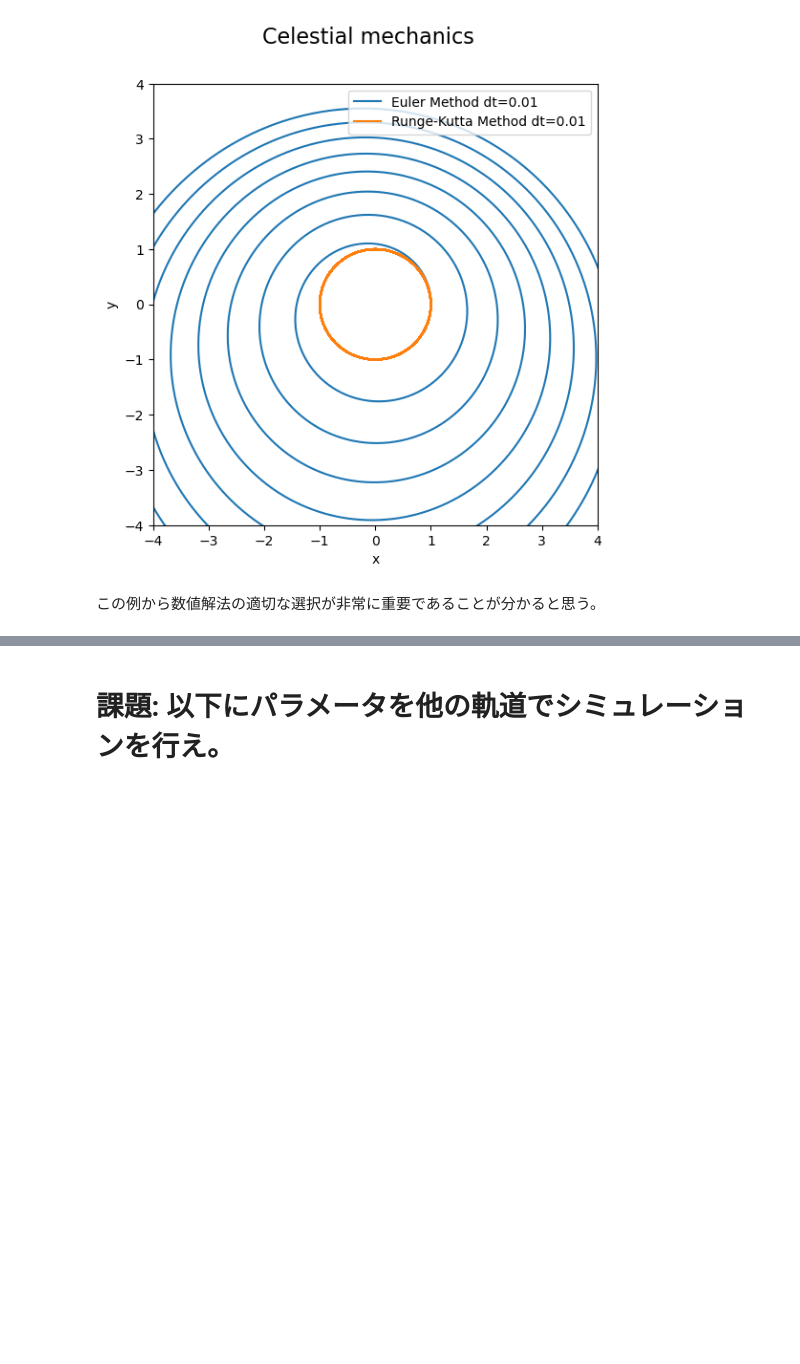
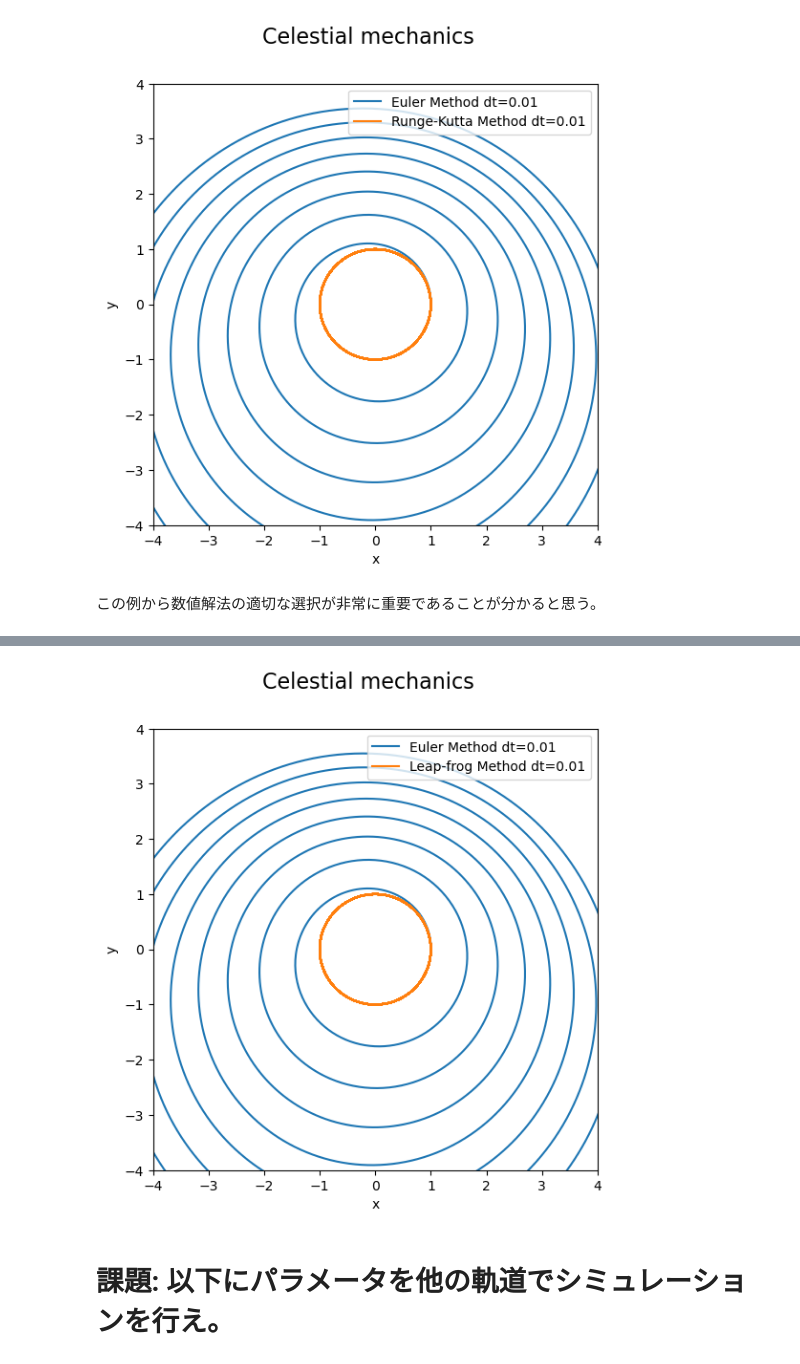
Before and after one commit to thayata/hands_on_ode, a Jupyter notebook: hands_on_python_ode.ipynb, the cells around one changed output, grey strips where cells are left out. Saved outputs shown, nothing was run; the diff lists cells and outputs as text; code cells hidden in the pictures; blank space fills up the shorter version.

```diff
--- a/hands_on_python_ode.ipynb
+++ b/hands_on_python_ode.ipynb
@@ -261,3 +271,37 @@ plt.show()
+# %%
+# Runge-Kutta法による天体運動の数値計算
+import numpy as np
+import matplotlib.pyplot as plt
+from src.diffrentialequations import Kepler
+
+x0=np.array([1,0])    #初期位置
+v0=np.array([0,2*np.pi])  #初期速度
+tmax=50   #計算時間
+
+dt=0.01  #刻み時間
+solver=Kepler(dt=dt,tmax=tmax,x0=x0,v0=v0)
+
+time,x_euler,_=solver.Euler()
+time,x_rk4,_=solver.Leapfrog()
+
+plt.style.use('default')
+
+fig, ax = plt.subplots(figsize=(6,6))
+fig.suptitle("Celestial mechanics", fontsize = 16)
+
+ax.plot(x_euler[:,0],x_euler[:,1], label = f"Euler Method dt={dt}")
+ax.plot(x_rk4[:,0],x_rk4[:,1], label = f"Leap-frog Method dt={dt}")
+
+ax.legend()
+ax.set_xlabel("x")
+ax.set_ylabel("y")
+ax.set_xlim(-4,4)
+ax.set_ylim(-4,4)
+
+
+plt.show()
+# %% [output]
+[figure, added]
 # %% [markdown]
 # 課題: 以下にパラメータを他の軌道でシミュレーションを行え。
 # %%
```
Also changed, not shown: parts of 3 cells of this notebook, 11 other files.
